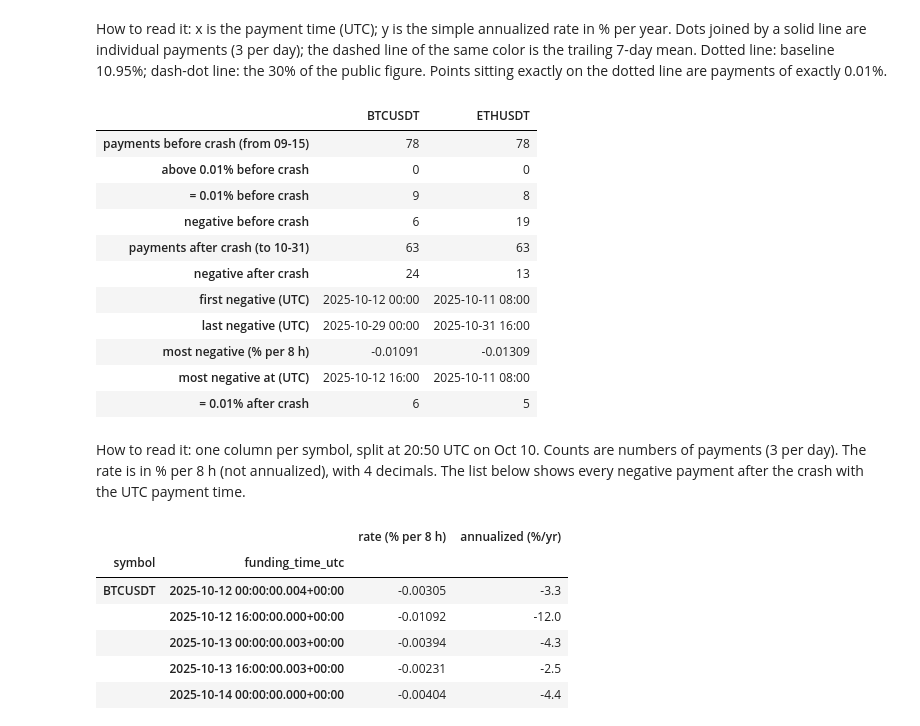
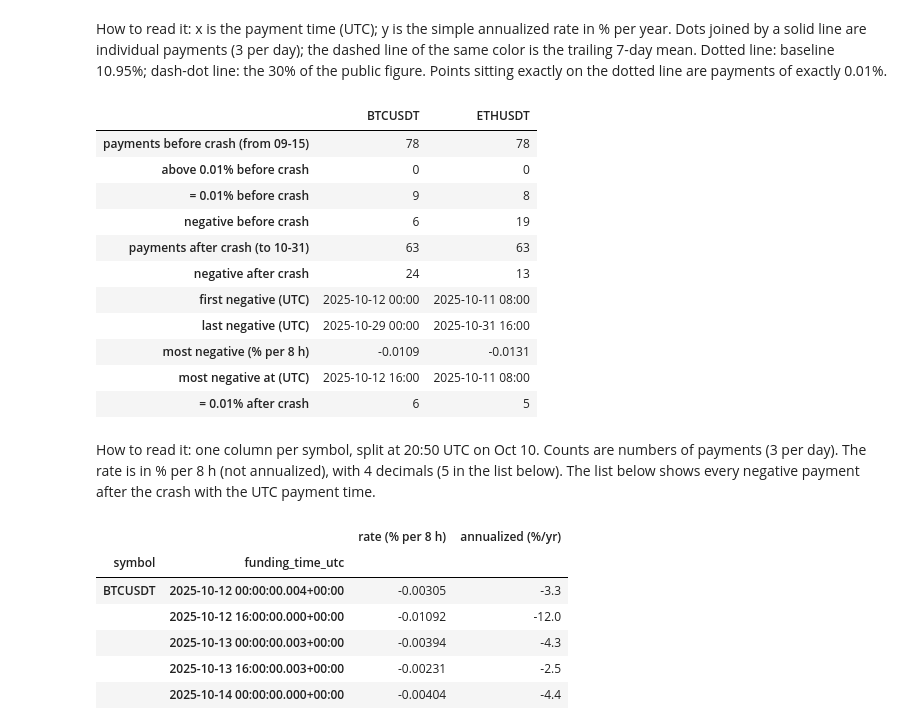
Before and after one commit to Alvarado-Maganna/crypto-quant-lab, a Jupyter notebook: notebooks/05_funding_rates.ipynb, the cells around one changed output. Drawn from its saved outputs; the diff is of its cells as text; code cells hidden in the pictures.

```diff
--- a/notebooks/05_funding_rates.ipynb
+++ b/notebooks/05_funding_rates.ipynb
@@ -593,40 +606,40 @@ figure. Points sitting exactly on the dotted line are payments of exactly 0.01%.
 # %%
 neg_rows, neg_lists = {}, {}
 for sym, df in funding.items():
     z = df.loc[ZOOM_START:ZOOM_END - pd.Timedelta(milliseconds=1)]
     before, after = z[z.index < CRASH_START], z[z.index >= CRASH_START]
     neg = after[after["funding_rate"] < 0]
     neg_rows[sym] = {
         "payments before crash (from 09-15)": len(before),
         "above 0.01% before crash": int((before["funding_rate"] > 0.0001).sum()),
         "= 0.01% before crash": int(before["is_baseline"].sum()),
         "negative before crash": int((before["funding_rate"] < 0).sum()),
         "payments after crash (to 10-31)": len(after),
         "negative after crash": len(neg),
         "first negative (UTC)": fmt(neg.index[0]) if len(neg) else "—",
         "last negative (UTC)": fmt(neg.index[-1]) if len(neg) else "—",
-        "most negative (% per 8 h)": f"{100 * neg['funding_rate'].min():.5f}" if len(neg) else "—",
+        "most negative (% per 8 h)": f"{100 * neg['funding_rate'].min():.4f}" if len(neg) else "—",
         "most negative at (UTC)": fmt(neg["funding_rate"].idxmin()) if len(neg) else "—",
         "= 0.01% after crash": int(after["is_baseline"].sum()),
     }
     neg_lists[sym] = neg
 pd.DataFrame(neg_rows)
 # %% [output]
 |  | BTCUSDT | ETHUSDT |
 | payments before crash (from 09-15) | 78 | 78 |
 | above 0.01% before crash | 0 | 0 |
 | = 0.01% before crash | 9 | 8 |
 | negative before crash | 6 | 19 |
 | payments after crash (to 10-31) | 63 | 63 |
 | negative after crash | 24 | 13 |
 | first negative (UTC) | 2025-10-12 00:00 | 2025-10-11 08:00 |
 | last negative (UTC) | 2025-10-29 00:00 | 2025-10-31 16:00 |
-| most negative (% per 8 h) | -0.01091 | -0.01309 |
+| most negative (% per 8 h) | -0.0109 | -0.0131 |
 | most negative at (UTC) | 2025-10-12 16:00 | 2025-10-11 08:00 |
 | = 0.01% after crash | 6 | 5 |
 # %% [markdown]
 How to read it: one column per symbol, split at 20:50 UTC on Oct 10. Counts are numbers of payments
-(3 per day). The rate is in % per 8 h (not annualized), with 4 decimals. The list below shows every
+(3 per day). The rate is in % per 8 h (not annualized), with 4 decimals (5 in the list below). The list below shows every
 negative payment after the crash with the UTC payment time.
 # %%
 pd.concat({sym: (100 * neg["funding_rate"]).round(5).rename("rate (% per 8 h)").to_frame()
```
Also changed, not shown: parts of 16 cells of this notebook.
